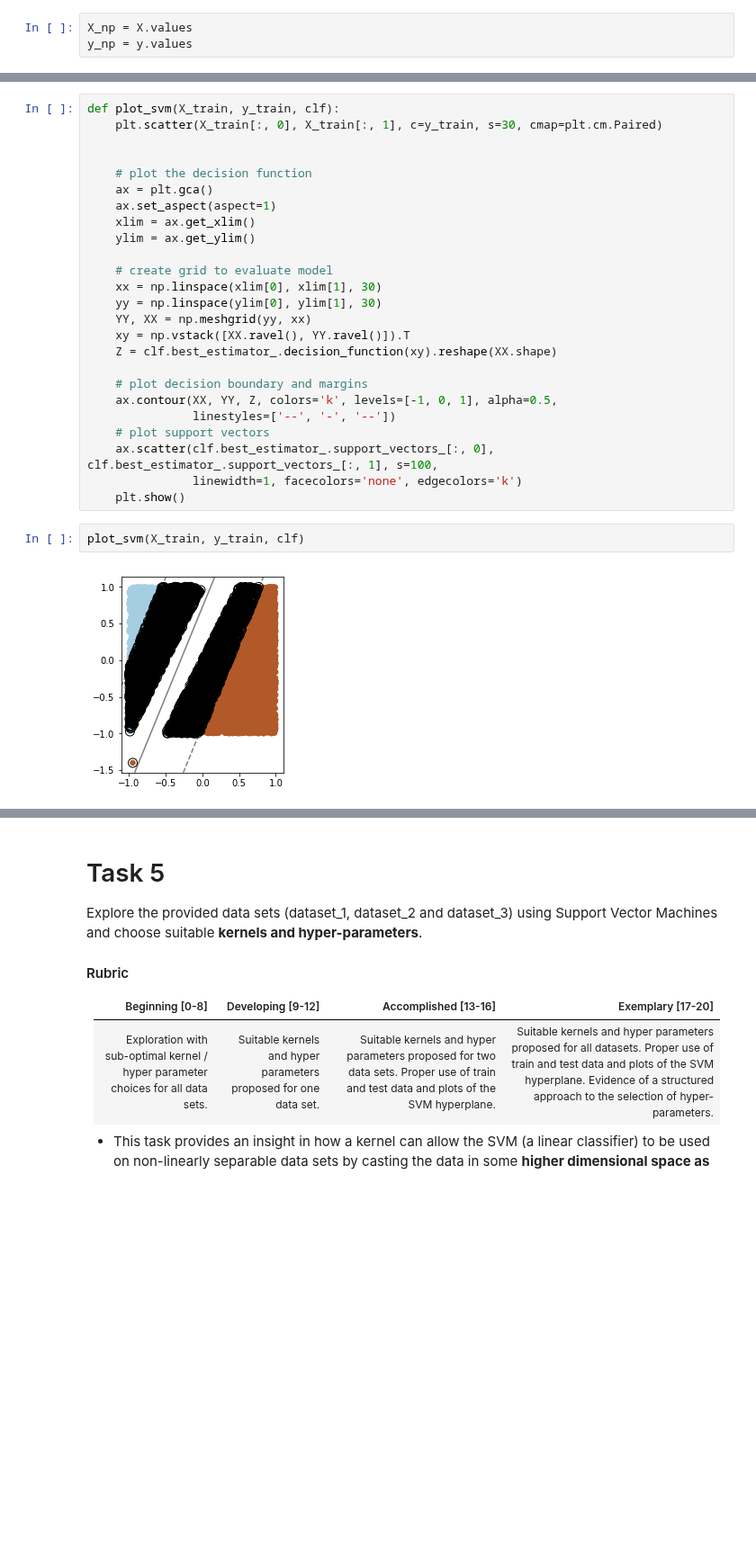
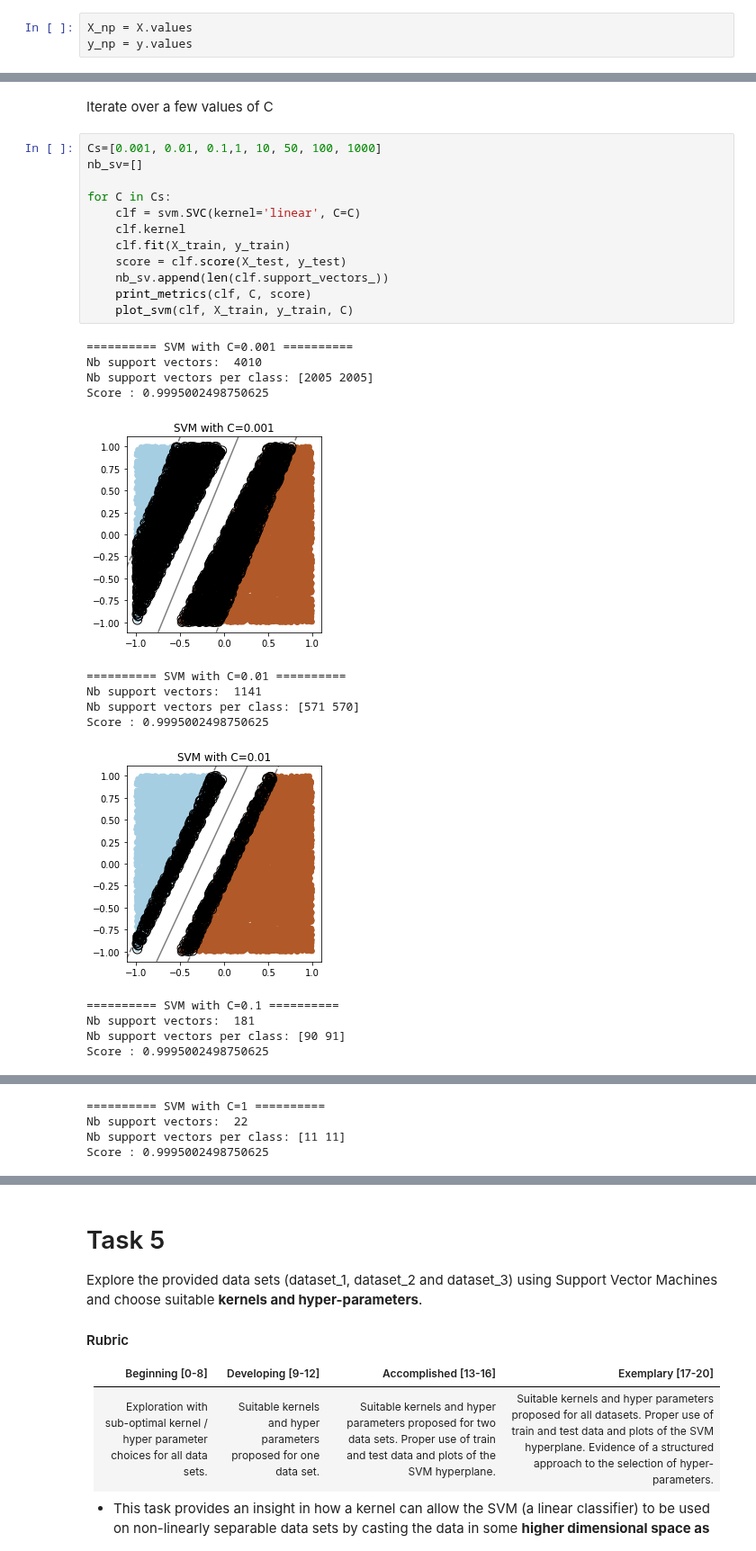
Before and after one commit to vipulpopat/MSCAI_Sem1_Etivity5, a Jupyter notebook: Etivity5_CE6002_18263461.ipynb, the cells around one changed output, grey strips where cells are left out. Shown at 90% size. Drawn from its saved outputs; the diff is of its cells as text; blank space fills up the shorter version.

```diff
--- a/Etivity5_CE6002_18263461.ipynb
+++ b/Etivity5_CE6002_18263461.ipynb
@@ -199,29 +182,29 @@ best score : 0.999875
-# %%
-def plot_svm(X_train, y_train, clf):
-    plt.scatter(X_train[:, 0], X_train[:, 1], c=y_train, s=30, cmap=plt.cm.Paired)
-
-
-    # plot the decision function
-    ax = plt.gca()
-    ax.set_aspect(aspect=1)
-    xlim = ax.get_xlim()
-    ylim = ax.get_ylim()
-
-    # create grid to evaluate model
-    xx = np.linspace(xlim[0], xlim[1], 30)
-    yy = np.linspace(ylim[0], ylim[1], 30)
-    YY, XX = np.meshgrid(yy, xx)
-    xy = np.vstack([XX.ravel(), YY.ravel()]).T
-    Z = clf.best_estimator_.decision_function(xy).reshape(XX.shape)
-
-    # plot decision boundary and margins
-    ax.contour(XX, YY, Z, colors='k', levels=[-1, 0, 1], alpha=0.5,
-               linestyles=['--', '-', '--'])
-    # plot support vectors
-    ax.scatter(clf.best_estimator_.support_vectors_[:, 0], clf.best_estimator_.support_vectors_[:, 1], s=100,
-               linewidth=1, facecolors='none', edgecolors='k')
-    plt.show()
-# %%
-plot_svm(X_train, y_train, clf)
-# %% [output]
-[figure, removed]
+# %% [markdown]
+Iterate over a few values of C
+# %%
+Cs=[0.001, 0.01, 0.1,1, 10, 50, 100, 1000]
+nb_sv=[]
+
+for C in Cs:
+    clf = svm.SVC(kernel='linear', C=C)
+    clf.kernel
+    clf.fit(X_train, y_train)
+    score = clf.score(X_test, y_test)
+    nb_sv.append(len(clf.support_vectors_))
+    print_metrics(clf, C, score)
+    plot_svm(clf, X_train, y_train, C)
+# %% [output]
+========== SVM with C=0.001 ==========
+Nb support vectors:  4010
+Nb support vectors per class: [2005 2005]
+Score : 0.9995002498750625
+[figure, added]
+========== SVM with C=0.01 ==========
+Nb support vectors:  1141
+Nb support vectors per class: [571 570]
+Score : 0.9995002498750625
+[figure, added]
+========== SVM with C=0.1 ==========
+Nb support vectors:  181
+Nb support vectors per class: [90 91]
+Score : 0.9995002498750625
@@ -227,0 +212,4 @@ plot_svm(X_train, y_train, clf)
+========== SVM with C=1 ==========
+Nb support vectors:  22
+Nb support vectors per class: [11 11]
+Score : 0.9995002498750625
```
Also changed, not shown: parts of 18 cells of this notebook, 1 other file.
